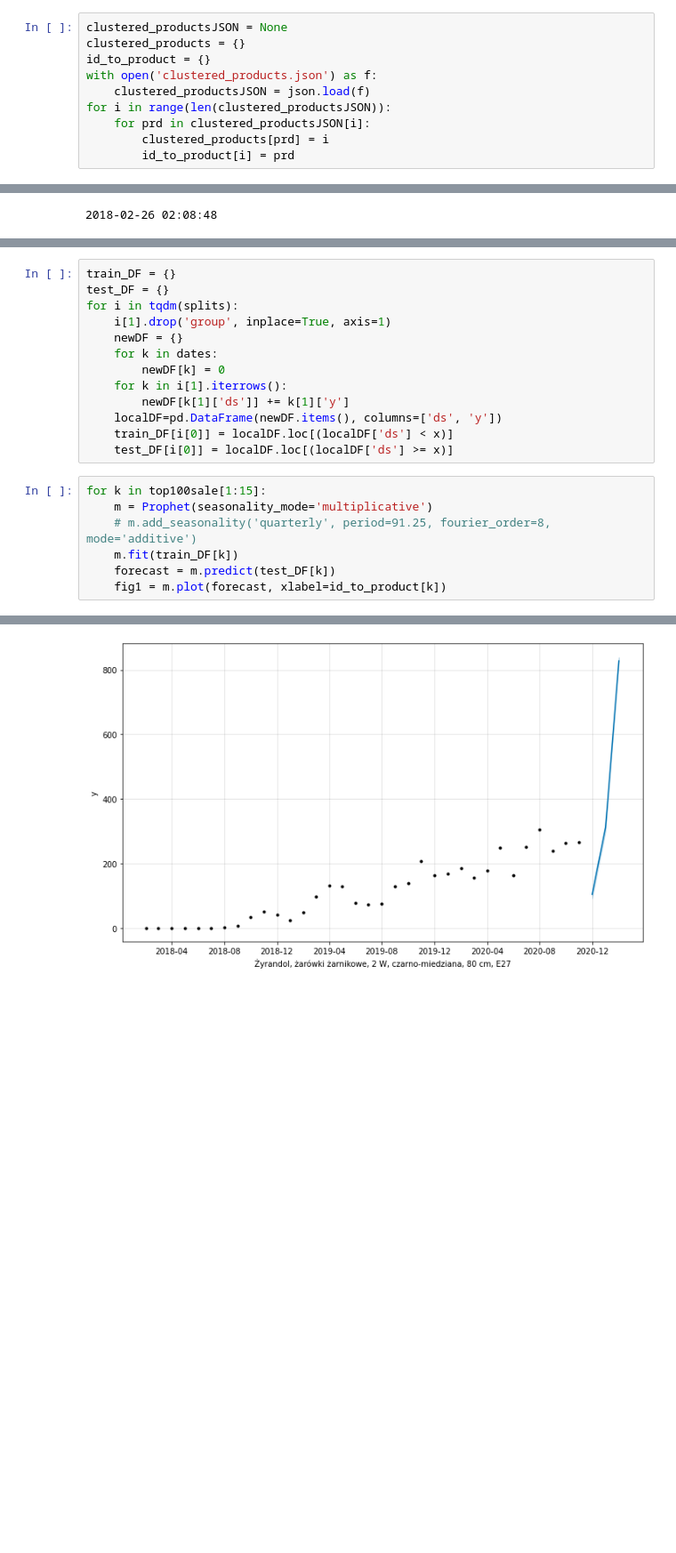
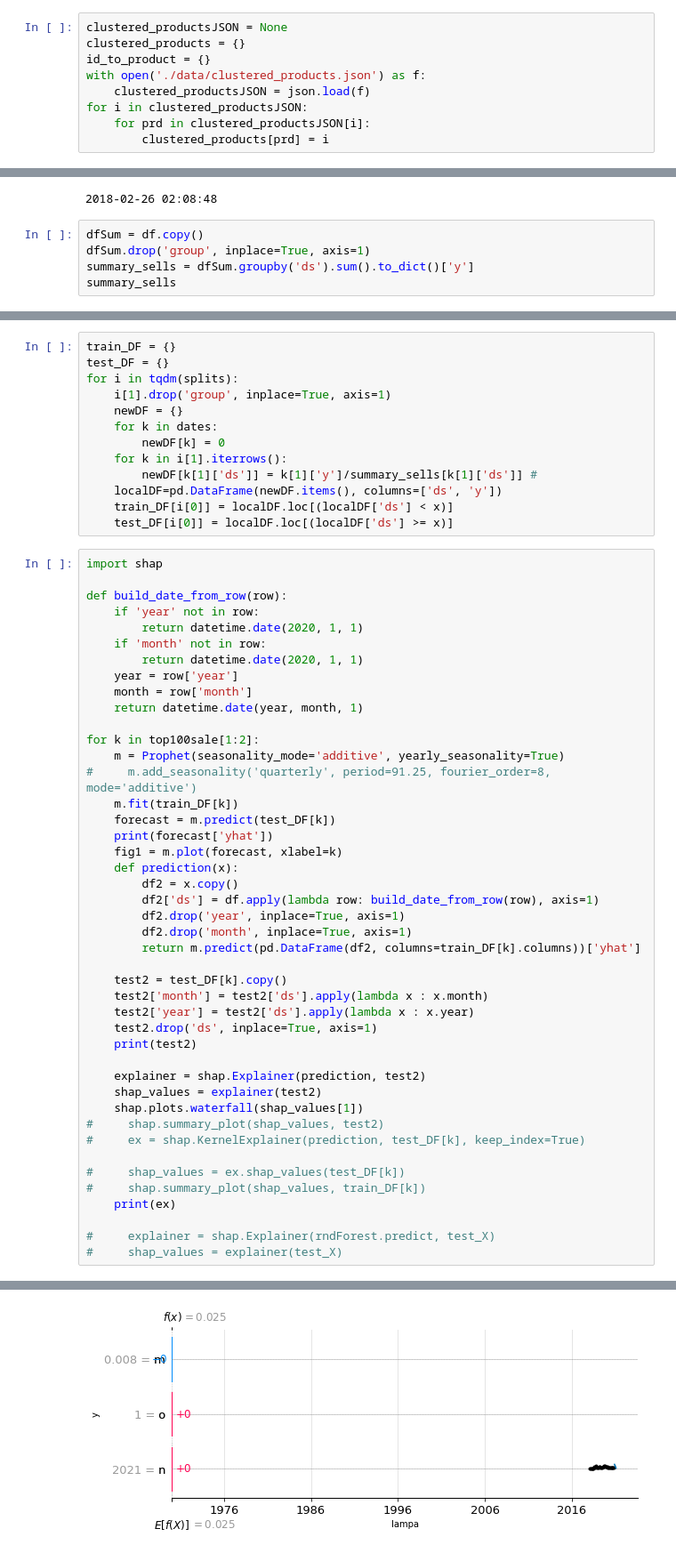
Before and after one commit to piotrkuczko/XAI-project, a Jupyter notebook: FB_Prophet.ipynb, the cells around one changed output, grey strips where cells are left out. Shown at 89% size. Drawn from its saved outputs; the diff is of its cells as text; blank space fills up the shorter version.

Commit message:
fb prophet with shap

```diff
--- a/FB_Prophet.ipynb
+++ b/FB_Prophet.ipynb
@@ -46,12 +46,11 @@ df
 clustered_productsJSON = None
 clustered_products = {}
 id_to_product = {}
-with open('clustered_products.json') as f:
+with open('./data/clustered_products.json') as f:
     clustered_productsJSON = json.load(f)
-for i in range(len(clustered_productsJSON)):
+for i in clustered_productsJSON:
     for prd in clustered_productsJSON[i]:
         clustered_products[prd] = i
-        id_to_product[i] = prd
 # %%
 dates = []
 begin = datetime.date(2018, 2, 1)
@@ -92,3 +93,8 @@ A value is trying to be set on a copy of a slice from a DataFrame
 See the caveats in the documentation: https://pandas.pydata.org/pandas-docs/stable/user_guide/indexing.html#returning-a-view-versus-a-copy
   return super().drop(
 2018-02-26 02:08:48
+# %%
+dfSum = df.copy()
+dfSum.drop('group', inplace=True, axis=1)
+summary_sells = dfSum.groupby('ds').sum().to_dict()['y']
+summary_sells
@@ -117,15 +161,52 @@ for i in tqdm(splits):
     for k in dates:
         newDF[k] = 0
     for k in i[1].iterrows():
-        newDF[k[1]['ds']] += k[1]['y']
+        newDF[k[1]['ds']] = k[1]['y']/summary_sells[k[1]['ds']] #
     localDF=pd.DataFrame(newDF.items(), columns=['ds', 'y'])
     train_DF[i[0]] = localDF.loc[(localDF['ds'] < x)]
     test_DF[i[0]] = localDF.loc[(localDF['ds'] >= x)]
 # %%
-for k in top100sale[1:15]:
-    m = Prophet(seasonality_mode='multiplicative')
-    # m.add_seasonality('quarterly', period=91.25, fourier_order=8, mode='additive')
+import shap
+
+def build_date_from_row(row):
+    if 'year' not in row:
+        return datetime.date(2020, 1, 1)
+    if 'month' not in row:
+        return datetime.date(2020, 1, 1)
+    year = row['year']
+    month = row['month']
+    return datetime.date(year, month, 1)
+
+for k in top100sale[1:2]:
+    m = Prophet(seasonality_mode='additive', yearly_seasonality=True)
+#     m.add_seasonality('quarterly', period=91.25, fourier_order=8, mode='additive')
     m.fit(train_DF[k])
     forecast = m.predict(test_DF[k])
-    fig1 = m.plot(forecast, xlabel=id_to_product[k])
+    print(forecast['yhat'])
+    fig1 = m.plot(forecast, xlabel=k)
+    def prediction(x):
+        df2 = x.copy()
+        df2['ds'] = df.apply(lambda row: build_date_from_row(row), axis=1)
+        df2.drop('year', inplace=True, axis=1)
+        df2.drop('month', inplace=True, axis=1)
+        return m.predict(pd.DataFrame(df2, columns=train_DF[k].columns))['yhat']
+
+    test2 = test_DF[k].copy()
+    test2['month'] = test2['ds'].apply(lambda x : x.month)
+    test2['year'] = test2['ds'].apply(lambda x : x.year)
+    test2.drop('ds', inplace=True, axis=1)
+    print(test2)
+
+    explainer = shap.Explainer(prediction, test2)
+    shap_values = explainer(test2)
+    shap.plots.waterfall(shap_values[1])
+#     shap.summary_plot(shap_values, test2)
+#     ex = shap.KernelExplainer(prediction, test_DF[k], keep_index=True)
+
+#     shap_values = ex.shap_values(test_DF[k])
+#     shap.summary_plot(shap_values, train_DF[k])
+    print(ex)
+
+#     explainer = shap.Explainer(rndForest.predict, test_X)
+#     shap_values = explainer(test_X)
 # %% [output]
@@ -149 +223 @@ INFO:prophet:Disabling daily seasonality. Run prophet with daily_seasonality=Tru
-[figure, old version]
+[figure, new version]
```
Also changed, not shown: parts of 6 cells of this notebook.
